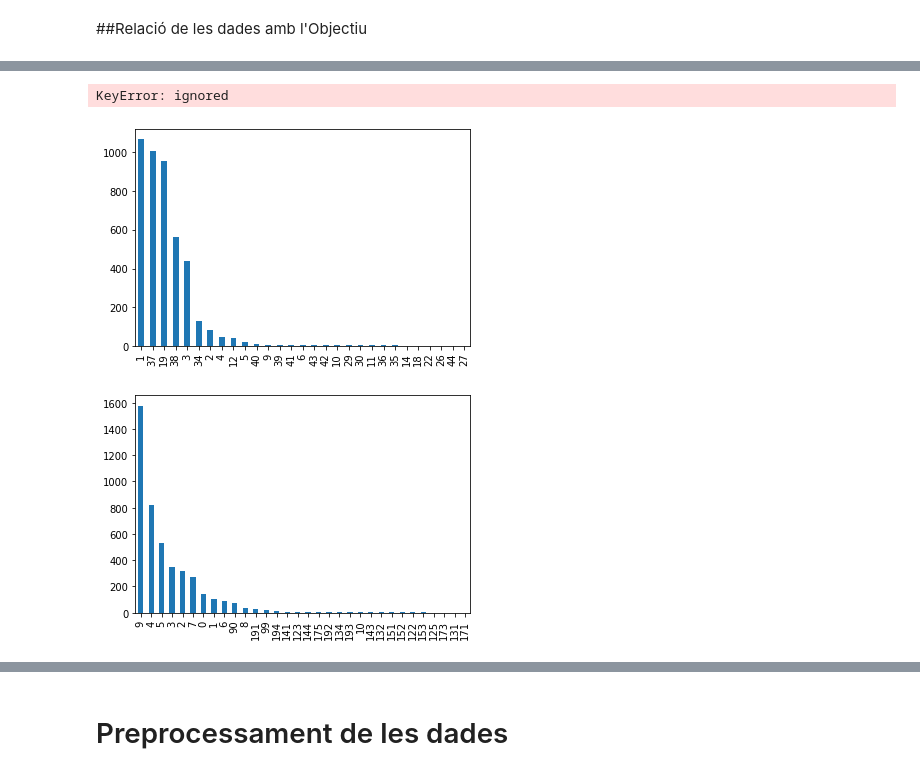
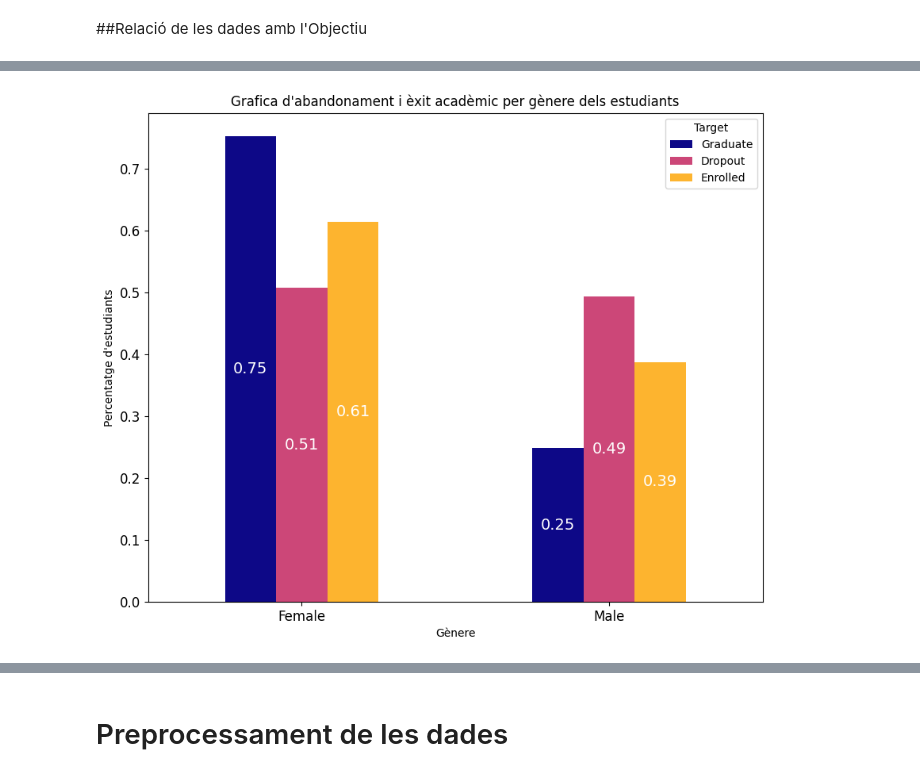
Before and after one commit to Mariona-FT/Data-Mining-MIDA, a Jupyter notebook: Projecte mida_NOU.ipynb, the cells around one changed output, grey strips where cells are left out. Cells and saved outputs as stored; diff of their text form; code cells hidden in the pictures.

```diff
--- a/Projecte mida_NOU.ipynb
+++ b/Projecte mida_NOU.ipynb
@@ -550,37 +516,21 @@ TypeError: ignored
-# %%
-import pandas as pd
-
-# Group and count by Gender and Target
-gender_target_counts = dades2.features.groupby(['Gender', 'Target']).size().unstack(fill_value=0)
-
-# Rename columns for clarity
-gender_target_counts.columns = ['Graduate', 'Enrolled', 'Dropout']
-
-# Reset the index to make Gender a column
-gender_target_counts.reset_index(inplace=True)
-
-# Display the result
-print(gender_target_counts)
-# %% [output]
-KeyError: ignored
-# %%
-
-# Assuming 'Gender' is a categorical column in your DataFrame
-gender_counts = data["Mother's qualification"].value_counts()
-
-# Plot the counts
-gender_counts.plot(kind='bar')
-
-# Display the plot
-plt.show()
-
-gender_counts = data["Mother's occupation"].value_counts()
-
-# Plot the counts
-gender_counts.plot(kind='bar')
-
-# Display the plot
-plt.show()
-# %% [output]
-[figure, removed]
-[figure, removed]
+# %%
+#Relacio de l'objectiu amb el genere del estudiant
+colors =[(0.050383, 0.029803, 0.527975, 1.0), (0.798216, 0.280197, 0.469538, 1.0),(0.993814, 0.704741, 0.183043, 1.0)]
+
+perc1 = pd.crosstab(dades2.targets["Target"], dades2.features["Gender"]).apply(lambda r: r / r.sum(), axis=1)
+perc1=perc1.reindex(["Graduate", "Dropout", "Enrolled"])
+ax = perc1.transpose().plot.bar(
+    figsize = (10,8),
+    title = "Grafica d'abandonament i èxit acadèmic per gènere dels estudiants",
+    xlabel= "Gènere",
+    ylabel = "Percentatge d'estudiants",
+    rot=0,
+    color=colors,
+    fontsize = 12
+)
+ax.set_xticklabels(("Female", "Male"))
+
+for p in ax.containers:
+    ax.bar_label(p, fmt='%.2f',label_type='center', fontsize=14, color='w')
+# %% [output]
+[figure, added]
```
Also changed, not shown: parts of 8 cells of this notebook.
